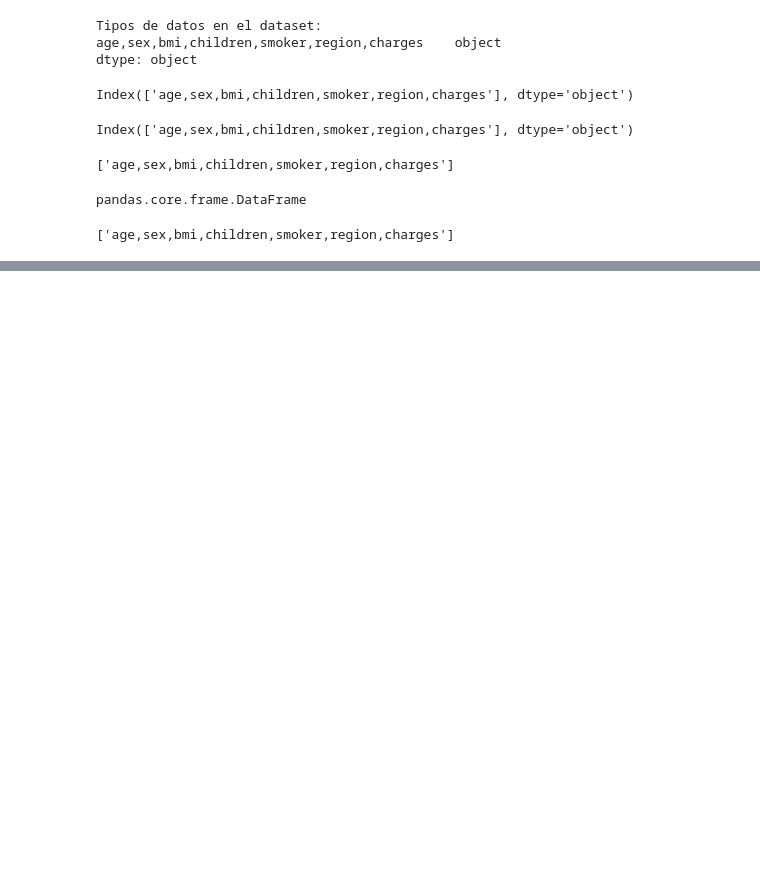
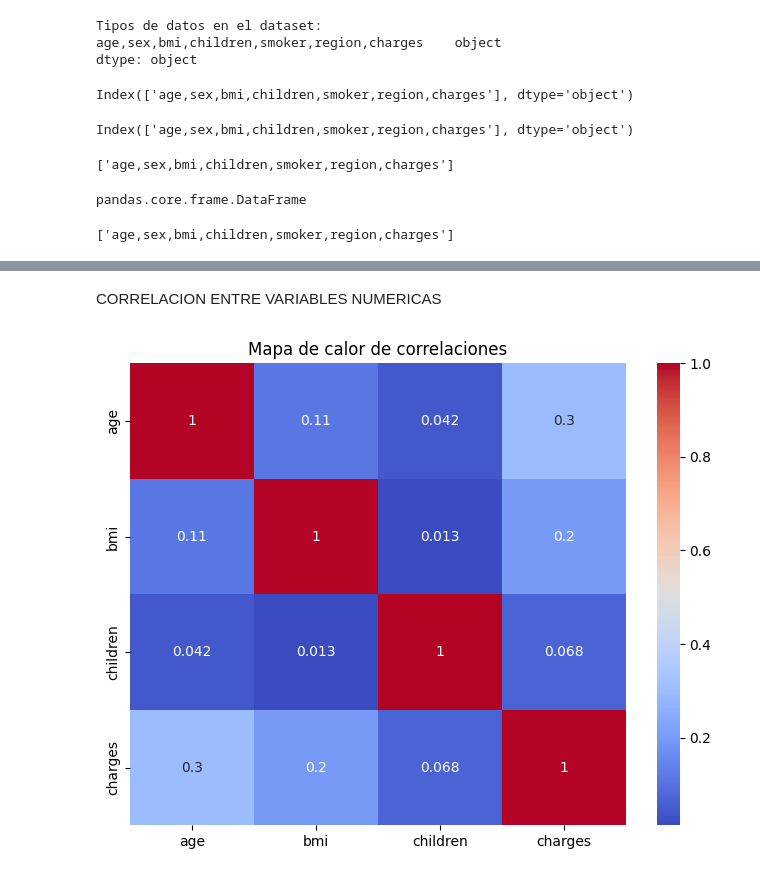
Before and after one commit to monikaguilar/REGRESION_LINEAL, a Jupyter notebook: src/explore.ipynb, the cells around one changed output, grey strips where cells are left out. Drawn from its saved outputs; the diff is of its cells as text; code cells hidden in the pictures; blank space fills up the shorter version.

```diff
--- a/src/explore.ipynb
+++ b/src/explore.ipynb
@@ -114,0 +218,9 @@ FileNotFoundError: [Errno 2] No such file or directory: 'medical.csv'
+# %% [markdown]
+CORRELACION ENTRE VARIABLES NUMERICAS
+# %%
+plt.figure(figsize=(8,6))
+sns.heatmap(medical[num_cols].corr(), annot=True, cmap='coolwarm')
+plt.title("Mapa de calor de correlaciones")
+plt.show()
+# %% [output]
+[figure, added]
```
Also changed, not shown: parts of 29 cells of this notebook.
